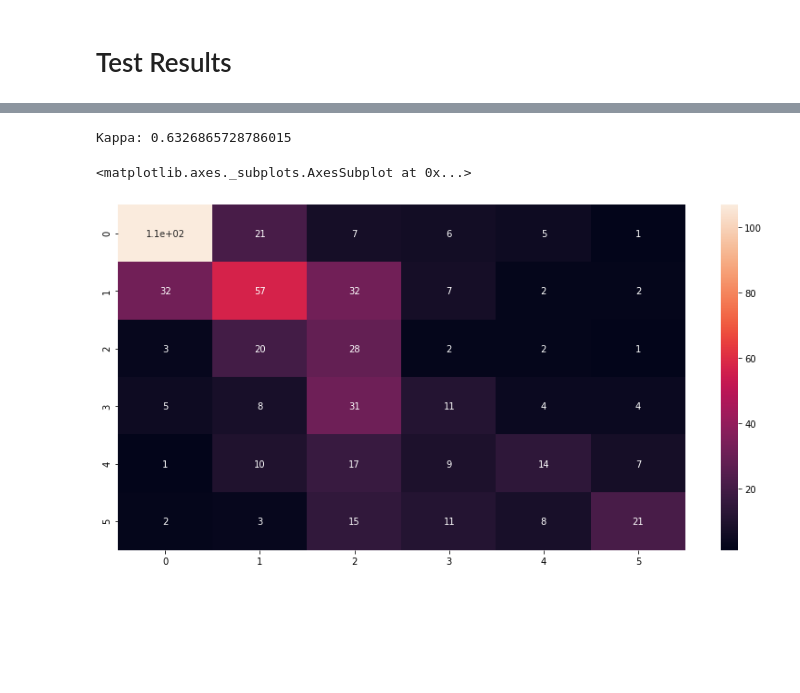
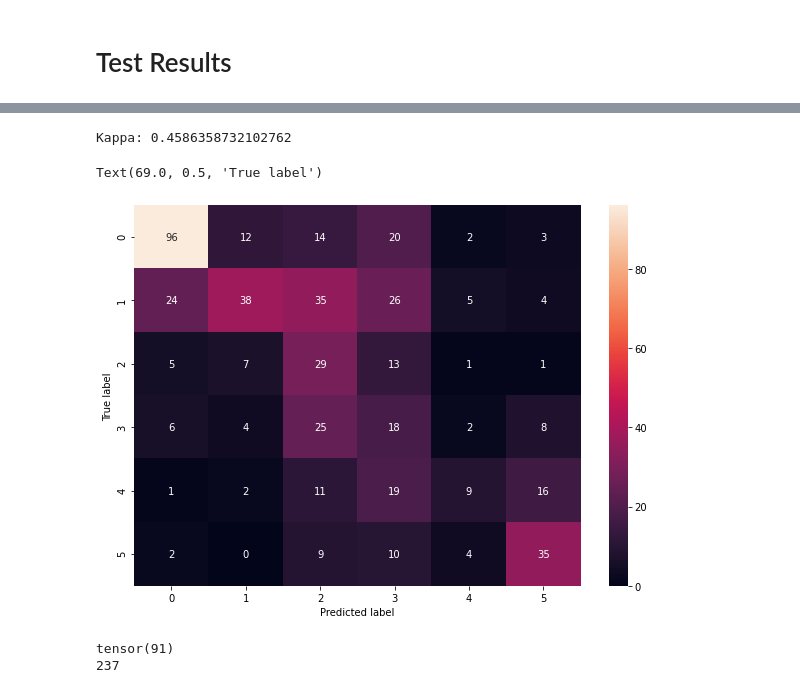
Before and after one commit to yh36/CS231nProstateCancer, a Jupyter notebook: PCaTileStreamConcate.ipynb, the cells around one changed output, grey strips where cells are left out. Cells and saved outputs as stored; diff of their text form; code cells hidden in the pictures; blank space fills up the shorter version.

Commit message:
Added the test results

```diff
--- a/PCaTileStreamConcate.ipynb
+++ b/PCaTileStreamConcate.ipynb
@@ -35,7 +35,7 @@ class CFG:
     debug = False
     device = torch.device('cuda')
     dtype = torch.float32
-    epochs = 18
+    epochs = 30 # cv:18
     lr = 1e-4
     model_name = 'resnet_head'
     num_classes = 6
@@ -228,7 +218,7 @@ def train_model(model, fold, dataloaders, criterion, optimizer, scheduler, num_e
             print(' ', end='', flush=True)  # To workaround tqdm issue in multiprocess
             for inputs, labels in tqdm(dataloaders[phase],
                                        desc='[{}] {}/{}({:5s})'.format(fold, epoch+1,num_epochs,phase)):
-                _, C, H, W = inputs[0].shape
+                bs, C, H, W = inputs[0].shape
                 # n_tile[(bs,3,128,128)]-->(bs,n_tile,3,128,128)-->(bs*n_tile,3,128,128)
                 inputs = torch.stack(inputs, 1).view(-1,C,H,W).to(device=CFG.device, dtype=CFG.dtype)
                 labels = labels.to(device=CFG.device, dtype=torch.long)
@@ -250,9 +240,9 @@ def train_model(model, fold, dataloaders, criterion, optimizer, scheduler, num_e
                         optimizer.step()
 
                 # Statistics
-                input_sz = inputs[0].shape[0]
-                avg_loss += loss.item()*(input_sz/len(dataloaders[phase].dataset))  # len(dataloaders[phase].dataset) not len(dataloaders[phase])
+                avg_loss += loss.item()*(bs/len(dataloaders[phase].dataset))  # len(dataloaders[phase].dataset) not len(dataloaders[phase])
                 running_corrects += torch.sum(pred == labels)
+                print(bs, loss.item())
 
             # End of epoch
             with torch.no_grad():
@@ -535,10 +526,10 @@ def train_full(train_df, test_df):
     scheduler = optim.lr_scheduler.ReduceLROnPlateau(optimizer, mode='min', factor=0.1, patience=2, verbose=True, eps=1e-06)
 
     loader_train, loader_test = data_loader_test(train_df, test_df)
-    best_model, loss_history, train_acc_history, val_acc_history = train_model(model_ft, fold, {'train': loader_train, 'val': loader_test}, F.cross_entropy, optimizer, scheduler, CFG.epochs+5)
+    return train_model(model_ft, 0,
+                       {'train': loader_train, 'val': loader_test},
+                       F.cross_entropy, optimizer, scheduler,
+                       CFG.epochs)
 
-    return best_model, loss_history, train_acc_history, val_acc_history
-
-
-best_model, loss_history, train_acc_history, test_acc_history = train_full(train, test)
+final_model, loss_history, train_acc_history, test_acc_history = train_full(train, test)
 # %% [output]
@@ -580,6 +615,6 @@ with open(log_file, 'wb') as pkl_file:
 # %%
-# resnet_head_test_06_02_2020_20_55.pkl
 preds_test, targets_test = [], []
+final_model = final_model.to(device=CFG.device, dtype=CFG.dtype)
 _, loader_test = data_loader_test(train, test)
 for inputs, labels in tqdm(loader_test):
     _, C, H, W = inputs[0].shape
@@ -589,20 +624,27 @@ for inputs, labels in tqdm(loader_test):
 
     # Forward, track history if only in training
     with torch.no_grad():
-        outputs = best_model(inputs)
+        outputs = final_model(inputs)
         pred = torch.argmax(outputs, 1)
     preds_test.append(pred)
     targets_test.append(labels)
 # %%
 p_test = torch.cat(preds_test).cpu()
 t_test = torch.cat(targets_test).cpu()
-kappa = cohen_kappa_score(t_test, p_test, weights='quadratic')
+kappa = cohen_kappa_score(t_test[t_test>=2], p_test[t_test>=2], weights='quadratic')
 print(f'Kappa: {kappa}')
 conf_mat = confusion_matrix(t_test,p_test)
-#plt.matshow()
-plt.figure(figsize=(14,7))
+plt.figure(figsize=(10,7))
 sn.heatmap(conf_mat, annot=True)
+plt.xlabel('Predicted label')
+plt.ylabel('True label')
 # %% [output]
-Kappa: 0.6326865728786015
+Kappa: 0.4586358732102762
-<matplotlib.axes._subplots.AxesSubplot at 0x...>
+Text(69.0, 0.5, 'True label')
-[figure, old version]
+[figure, new version]
+# %%
+print(torch.sum(t_test[t_test>=2]==p_test[t_test>=2]))
+print(len(t_test[t_test>=2]))
+# %% [output]
+tensor(91)
+237
```
Also changed, not shown: parts of 6 cells of this notebook.
